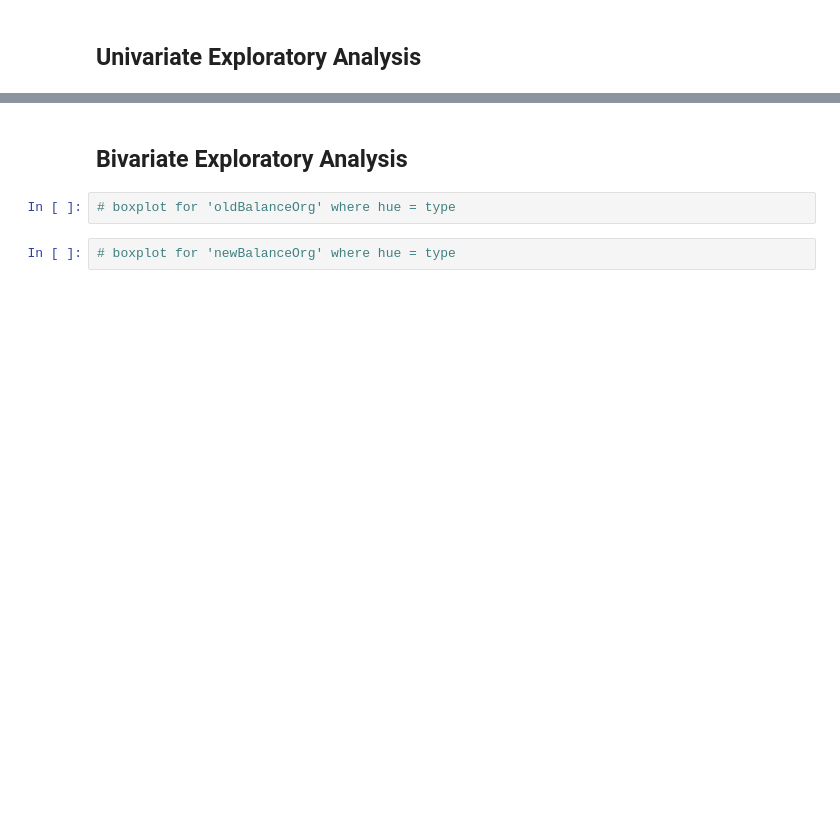
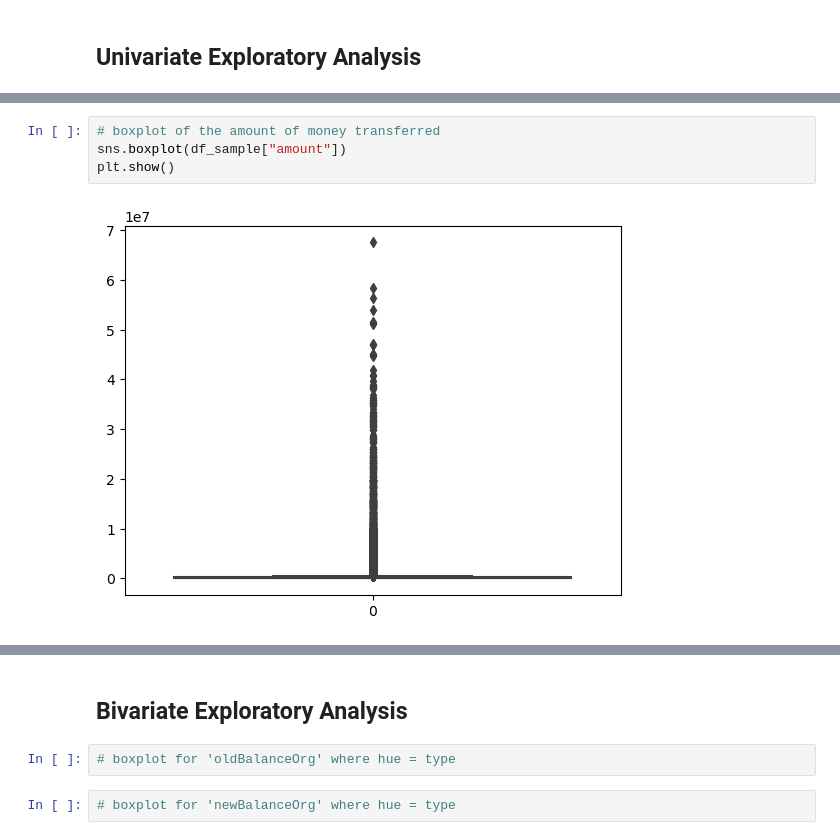
Before and after one commit to walcotttt/supervised-learning-project, a Jupyter notebook: EDA.ipynb, the cells around one changed output, grey strips where cells are left out. Saved outputs shown, nothing was run; the diff lists cells and outputs as text; blank space fills up the shorter version.

```diff
--- a/EDA.ipynb
+++ b/EDA.ipynb
@@ -131,2 +87,8 @@ KeyboardInterrupt:
+# %%
+# boxplot of the amount of money transferred
+sns.boxplot(df_sample["amount"])
+plt.show()
+# %% [output]
+[figure, added]
 # %%
 # histogram of origin accounts balance before the transaction
```
Also changed, not shown: parts of 18 cells of this notebook, 1 other file.
